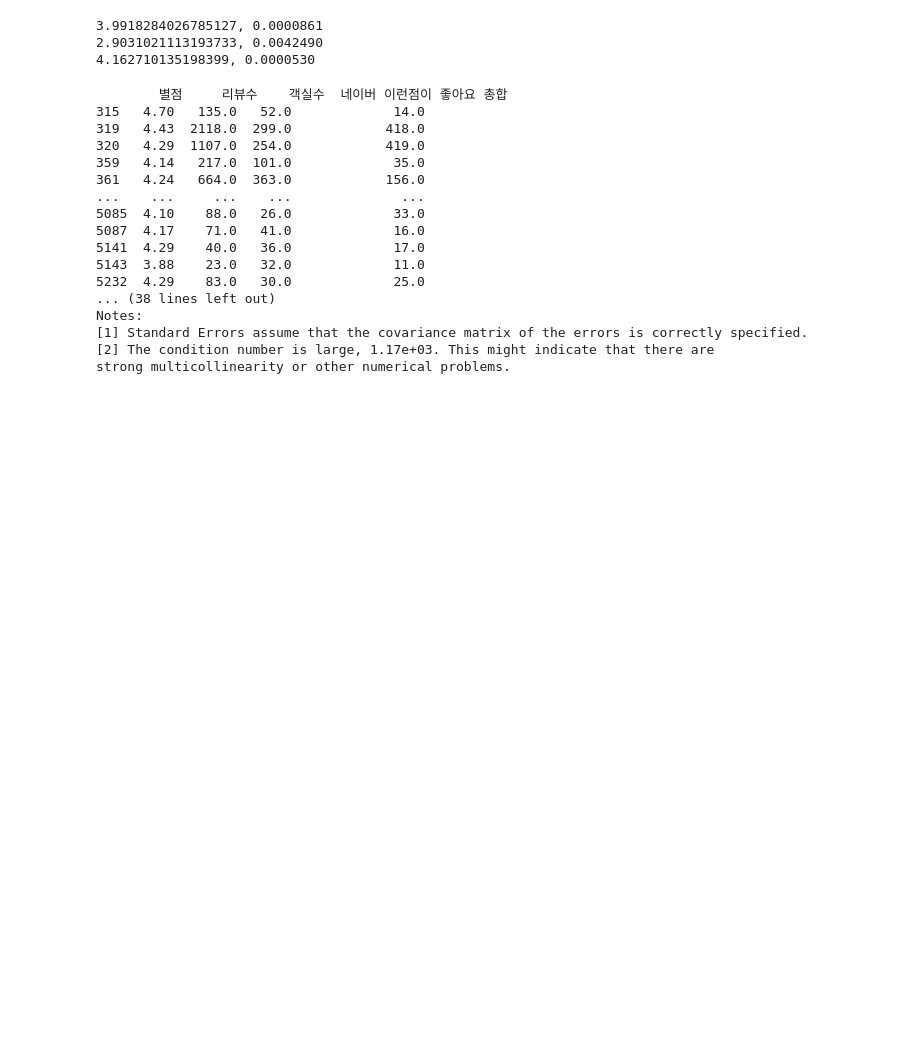
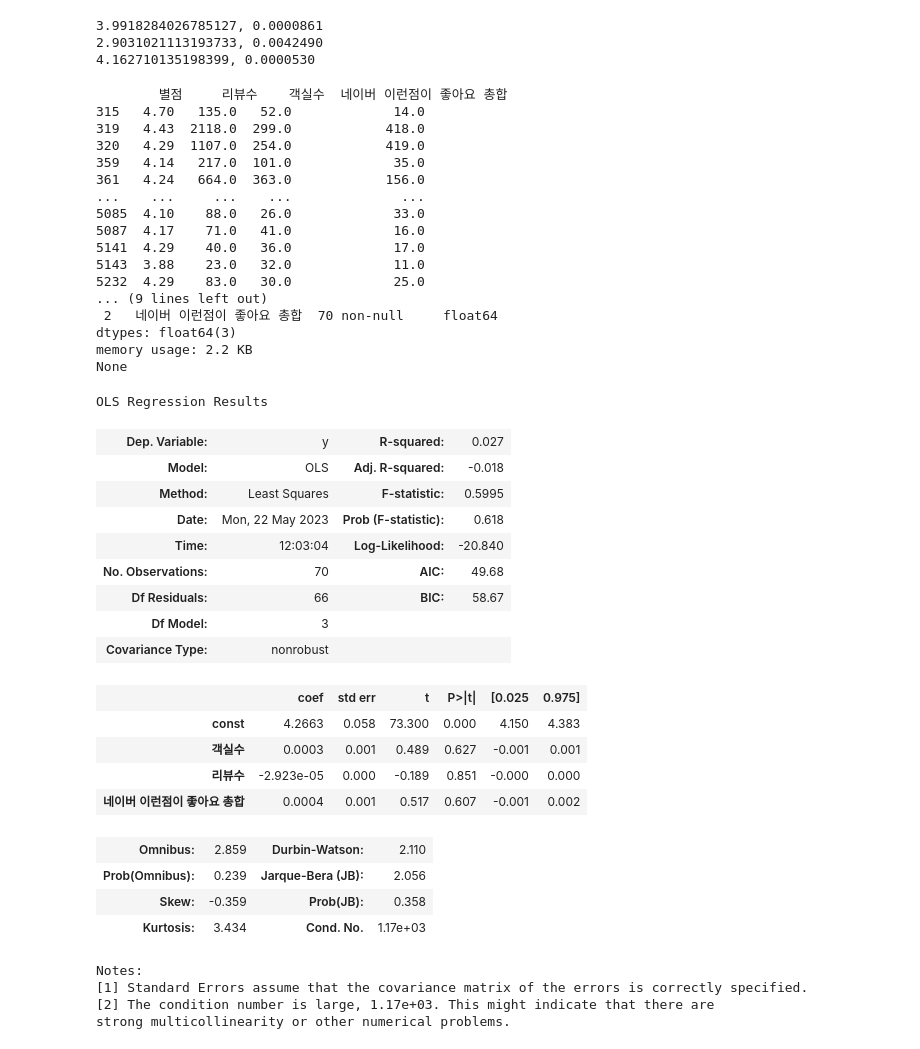
Before and after one commit to manki8908/Project_TJ_EDA_202305, a Jupyter notebook: data_anl/src/correlation_matrix_with_naver.ipynb, the cells around one changed output. Cells and saved outputs as stored; diff of their text form; code cells hidden in the pictures; blank space fills up the shorter version.

```diff
--- a/data_anl/src/correlation_matrix_with_naver.ipynb
+++ b/data_anl/src/correlation_matrix_with_naver.ipynb
@@ -388,36 +265,59 @@ import statsmodels.api as sm
 #define response variable
 sel_naver3 = sel_naver2.dropna()
 print(sel_naver3)
 x = sel_naver3[['객실수','리뷰수','네이버 이런점이 좋아요 총합']]
 print(x.info())
 
 #define predictor variables
 y = sel_naver3['별점'].values
 #print(y.info())
 
 #add constant to predictor variables
 x = sm.add_constant(x)
 
 #fit linear regression model
 model = sm.OLS(y, x).fit()
 
 #view model summary
-print(model.summary())
+model.summary()
 # %% [output]
         별점     리뷰수    객실수  네이버 이런점이 좋아요 총합
 315   4.70   135.0   52.0             14.0
 319   4.43  2118.0  299.0            418.0
 320   4.29  1107.0  254.0            419.0
 359   4.14   217.0  101.0             35.0
 361   4.24   664.0  363.0            156.0
 ...    ...     ...    ...              ...
 5085  4.10    88.0   26.0             33.0
 5087  4.17    71.0   41.0             16.0
 5141  4.29    40.0   36.0             17.0
 5143  3.88    23.0   32.0             11.0
 5232  4.29    83.0   30.0             25.0
-... (38 lines left out)
-Notes:
-[1] Standard Errors assume that the covariance matrix of the errors is correctly specified.
-[2] The condition number is large, 1.17e+03. This might indicate that there are
-strong multicollinearity or other numerical problems.
+... (9 lines left out)
+ 2   네이버 이런점이 좋아요 총합  70 non-null     float64
+dtypes: float64(3)
+memory usage: 2.2 KB
+None
+OLS Regression Results
+| Dep. Variable: | y | R-squared: | 0.027 |
+| Model: | OLS | Adj. R-squared: | -0.018 |
+| Method: | Least Squares | F-statistic: | 0.5995 |
+| Date: | Mon, 22 May 2023 | Prob (F-statistic): | 0.618 |
+| Time: | 12:03:04 | Log-Likelihood: | -20.840 |
+| No. Observations: | 70 | AIC: | 49.68 |
+| Df Residuals: | 66 | BIC: | 58.67 |
+| Df Model: | 3 |  |  |
+| Covariance Type: | nonrobust |  |  |
+|  | coef | std err | t | P>|t| | [0.025 | 0.975] |
+| const | 4.2663 | 0.058 | 73.300 | 0.000 | 4.150 | 4.383 |
+| 객실수 | 0.0003 | 0.001 | 0.489 | 0.627 | -0.001 | 0.001 |
+| 리뷰수 | -2.923e-05 | 0.000 | -0.189 | 0.851 | -0.000 | 0.000 |
+| 네이버 이런점이 좋아요 총합 | 0.0004 | 0.001 | 0.517 | 0.607 | -0.001 | 0.002 |
+| Omnibus: | 2.859 | Durbin-Watson: | 2.110 |
+| Prob(Omnibus): | 0.239 | Jarque-Bera (JB): | 2.056 |
+| Skew: | -0.359 | Prob(JB): | 0.358 |
+| Kurtosis: | 3.434 | Cond. No. | 1.17e+03 |
+Notes:
+[1] Standard Errors assume that the covariance matrix of the errors is correctly specified.
+[2] The condition number is large, 1.17e+03. This might indicate that there are
+strong multicollinearity or other numerical problems.
```
Also changed, not shown: parts of 12 cells of this notebook, 7 other files.
